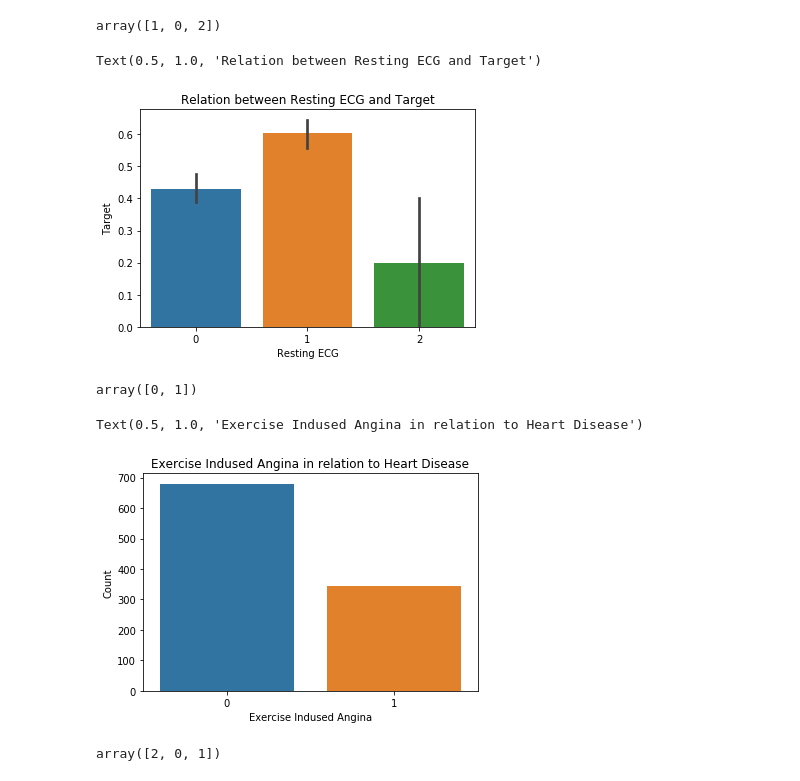
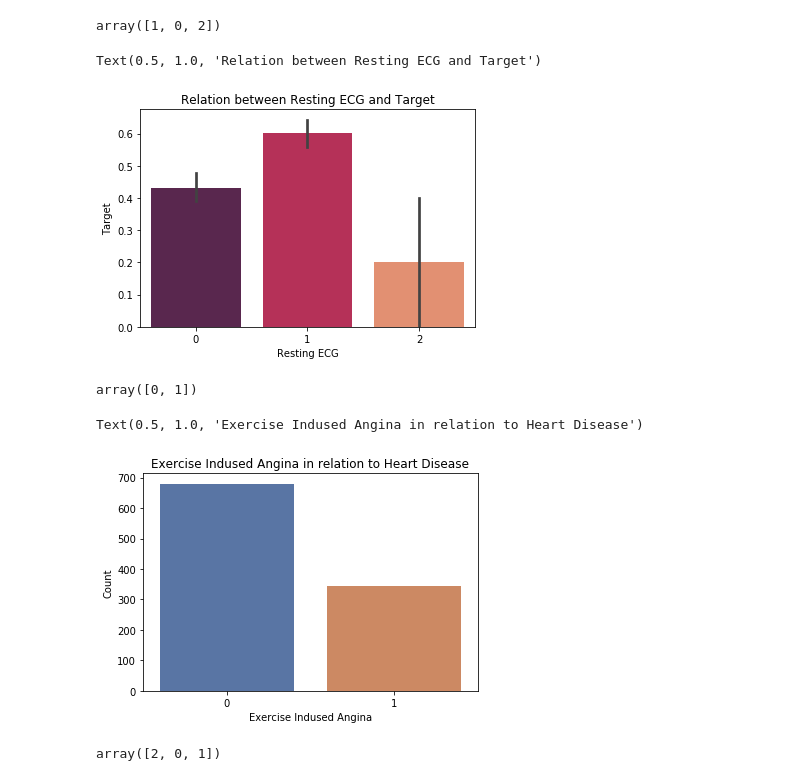
Before and after one commit to letisalbal/Final-Project, a Jupyter notebook: HeartDisease.ipynb, the cells around one changed output. Cells and saved outputs as stored; diff of their text form; code cells hidden in the pictures.

```diff
--- a/HeartDisease.ipynb
+++ b/HeartDisease.ipynb
@@ -294,26 +338,26 @@ heart_df2["RestingECG"].unique()
 # %% [output]
 array([1, 0, 2])
 # %%
-sns.barplot(heart_df2["RestingECG"],y)
+sns.barplot(heart_df2["RestingECG"],y, palette="rocket")
 plt.xlabel('Resting ECG')
 plt.ylabel('Target')
 plt.title('Relation between Resting ECG and Target')
 # %% [output]
 Text(0.5, 1.0, 'Relation between Resting ECG and Target')
-[figure, old version]
+[figure, new version]
 # %%
 #exang feature
 heart_df2["ExerciseIndusedAngina"].unique()
 # %% [output]
 array([0, 1])
 # %%
-sns.countplot(data=heart_df2, x = 'ExerciseIndusedAngina')
+sns.countplot(data=heart_df2, x = 'ExerciseIndusedAngina', palette="deep")
 plt.xlabel('Exercise Indused Angina')
 plt.ylabel('Count')
 plt.title('Exercise Indused Angina in relation to Heart Disease')
 # %% [output]
 Text(0.5, 1.0, 'Exercise Indused Angina in relation to Heart Disease')
-[figure, old version]
+[figure, new version]
 # %%
 #slope feature
 heart_df2["Slope"].unique()
```
Also changed, not shown: parts of 11 cells of this notebook.
